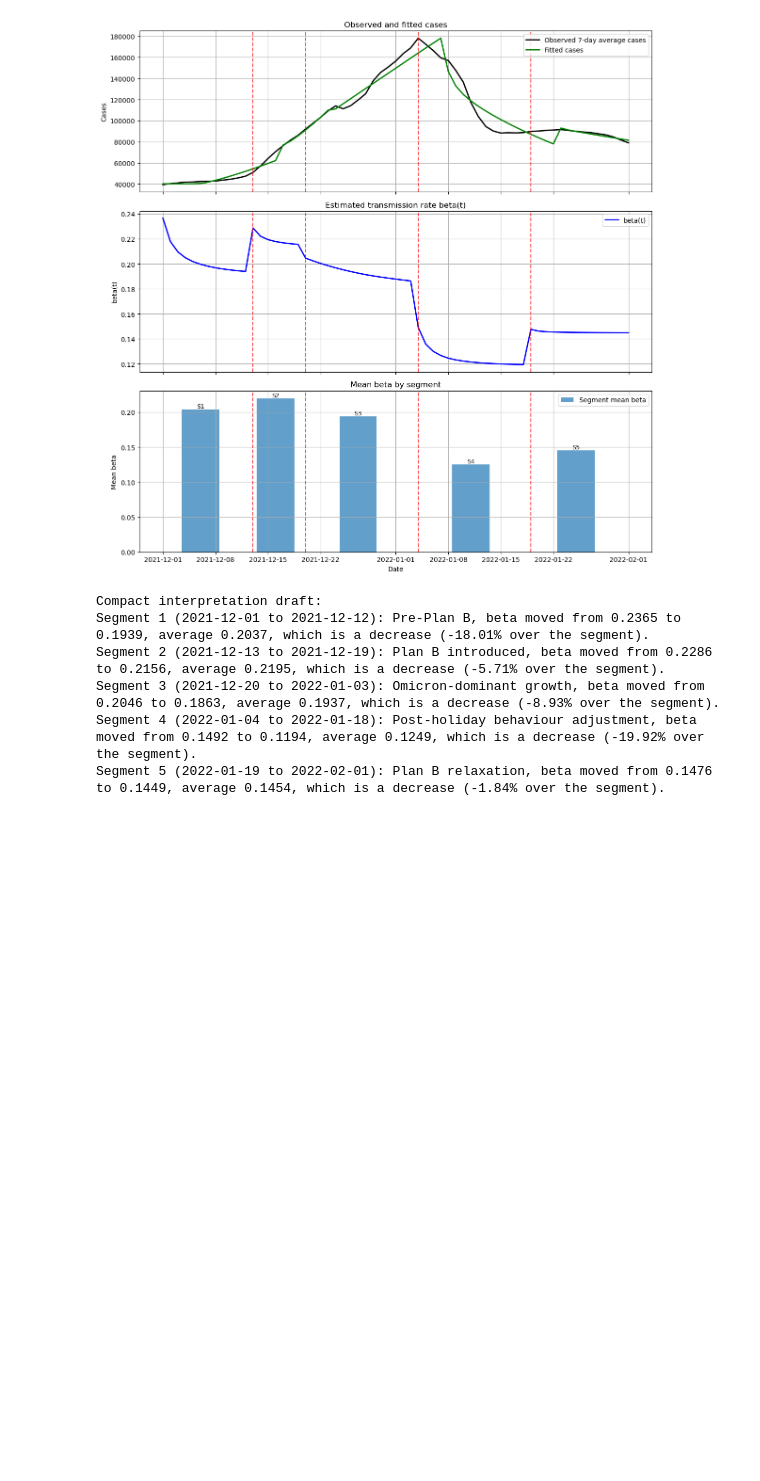
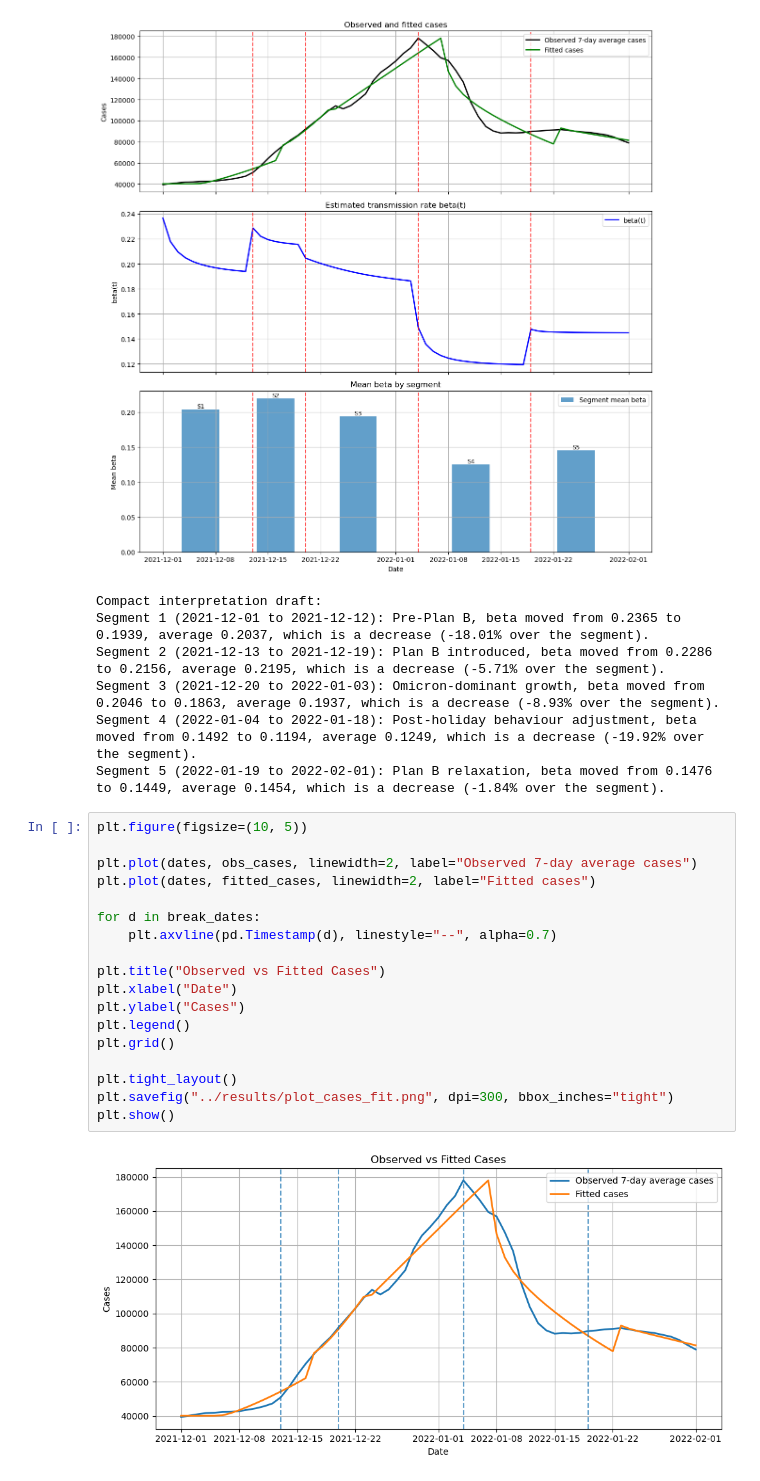
Before and after one commit to SequorIkkyu/covid-m4r, a Jupyter notebook: notebooks/beta_changing_uk1.ipynb, the cells around one changed output. Drawn from its saved outputs; the diff is of its cells as text; blank space fills up the shorter version.

```diff
--- a/notebooks/beta_changing_uk1.ipynb
+++ b/notebooks/beta_changing_uk1.ipynb
@@ -527,3 +527,23 @@ Segment 2 (2021-12-13 to 2021-12-19): Plan B introduced, beta moved from 0.2286
 Segment 3 (2021-12-20 to 2022-01-03): Omicron-dominant growth, beta moved from 0.2046 to 0.1863, average 0.1937, which is a decrease (-8.93% over the segment).
 Segment 4 (2022-01-04 to 2022-01-18): Post-holiday behaviour adjustment, beta moved from 0.1492 to 0.1194, average 0.1249, which is a decrease (-19.92% over the segment).
 Segment 5 (2022-01-19 to 2022-02-01): Plan B relaxation, beta moved from 0.1476 to 0.1449, average 0.1454, which is a decrease (-1.84% over the segment).
+# %%
+plt.figure(figsize=(10, 5))
+
+plt.plot(dates, obs_cases, linewidth=2, label="Observed 7-day average cases")
+plt.plot(dates, fitted_cases, linewidth=2, label="Fitted cases")
+
+for d in break_dates:
+    plt.axvline(pd.Timestamp(d), linestyle="--", alpha=0.7)
+
+plt.title("Observed vs Fitted Cases")
+plt.xlabel("Date")
+plt.ylabel("Cases")
+plt.legend()
+plt.grid()
+
+plt.tight_layout()
+plt.savefig("../results/plot_cases_fit.png", dpi=300, bbox_inches="tight")
+plt.show()
+# %% [output]
+[figure, added]
```
Also changed, not shown: parts of 2 cells of this notebook, 3 other files.
